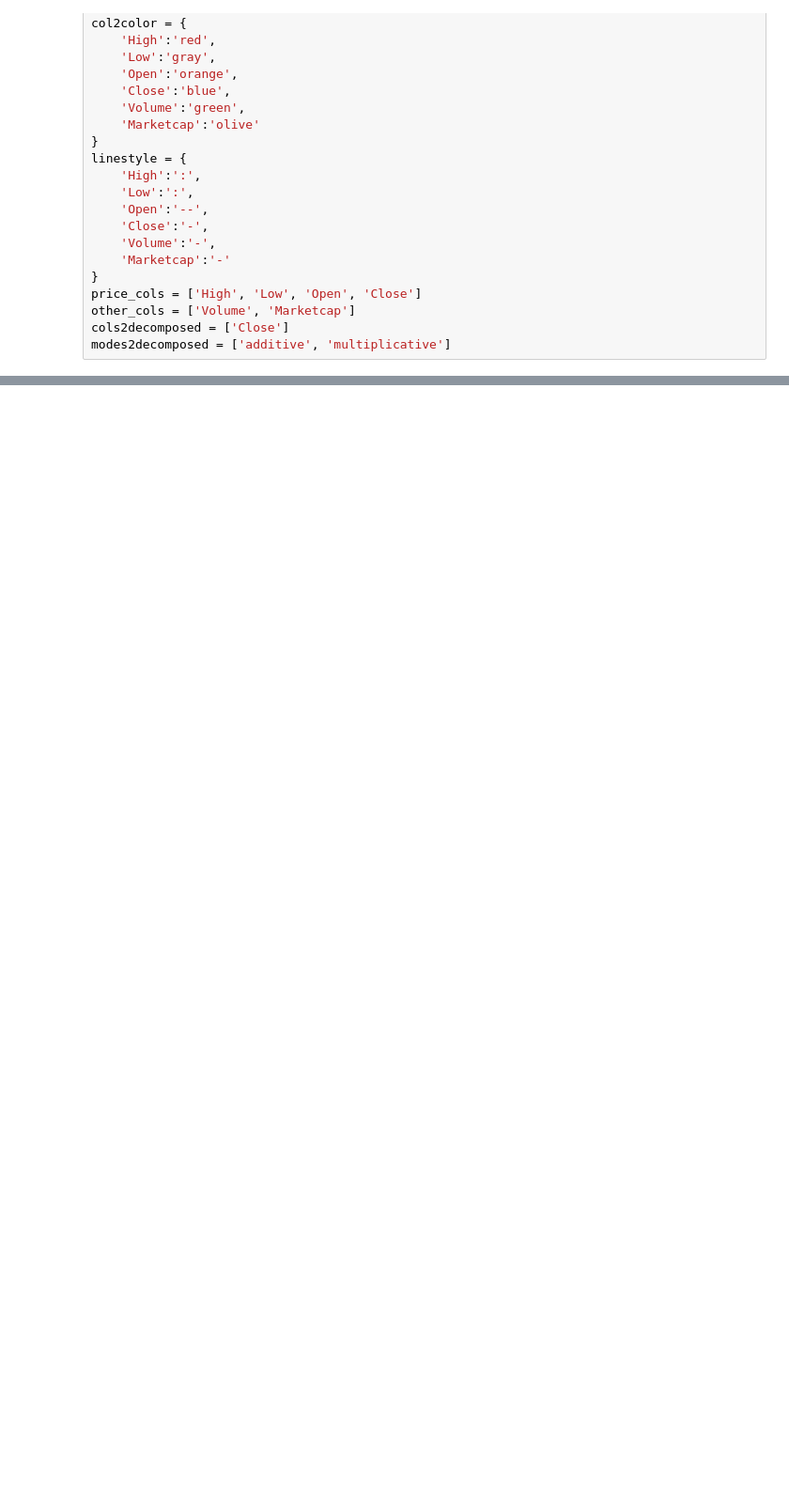
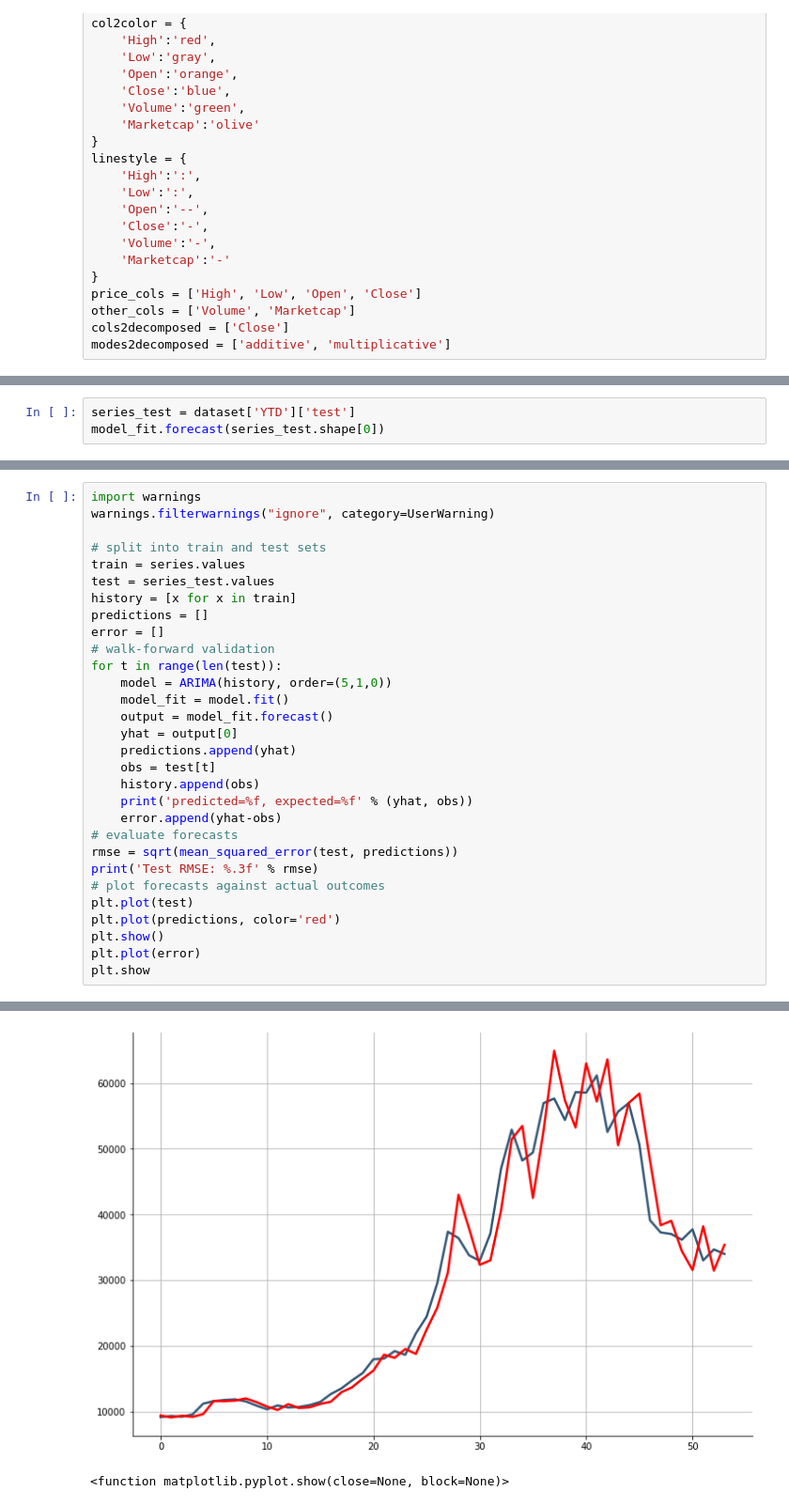
Before and after one commit to ysraell/forecasting, a Jupyter notebook: AFA4MTS.ipynb, the cells around one changed output, grey strips where cells are left out. Shown at 94% size. Drawn from its saved outputs; the diff is of its cells as text; blank space fills up the shorter version.

```diff
--- a/AFA4MTS.ipynb
+++ b/AFA4MTS.ipynb
@@ -150,0 +219,3 @@ df_results
+# %%
+series_test = dataset['YTD']['test']
+model_fit.forecast(series_test.shape[0])
@@ -150,0 +288,31 @@ df_results
+# %%
+import warnings
+warnings.filterwarnings("ignore", category=UserWarning)
+
+# split into train and test sets
+train = series.values
+test = series_test.values
+history = [x for x in train]
+predictions = []
+error = []
+# walk-forward validation
+for t in range(len(test)):
+    model = ARIMA(history, order=(5,1,0))
+    model_fit = model.fit()
+    output = model_fit.forecast()
+    yhat = output[0]
+    predictions.append(yhat)
+    obs = test[t]
+    history.append(obs)
+    print('predicted=%f, expected=%f' % (yhat, obs))
+    error.append(yhat-obs)
+# evaluate forecasts
+rmse = sqrt(mean_squared_error(test, predictions))
+print('Test RMSE: %.3f' % rmse)
+# plot forecasts against actual outcomes
+plt.plot(test)
+plt.plot(predictions, color='red')
+plt.show()
+plt.plot(error)
+plt.show
+# %% [output]
@@ -150,0 +336,2 @@ df_results
+[figure, added]
+<function matplotlib.pyplot.show(close=None, block=None)>
```
Also changed, not shown: parts of 15 cells of this notebook.
